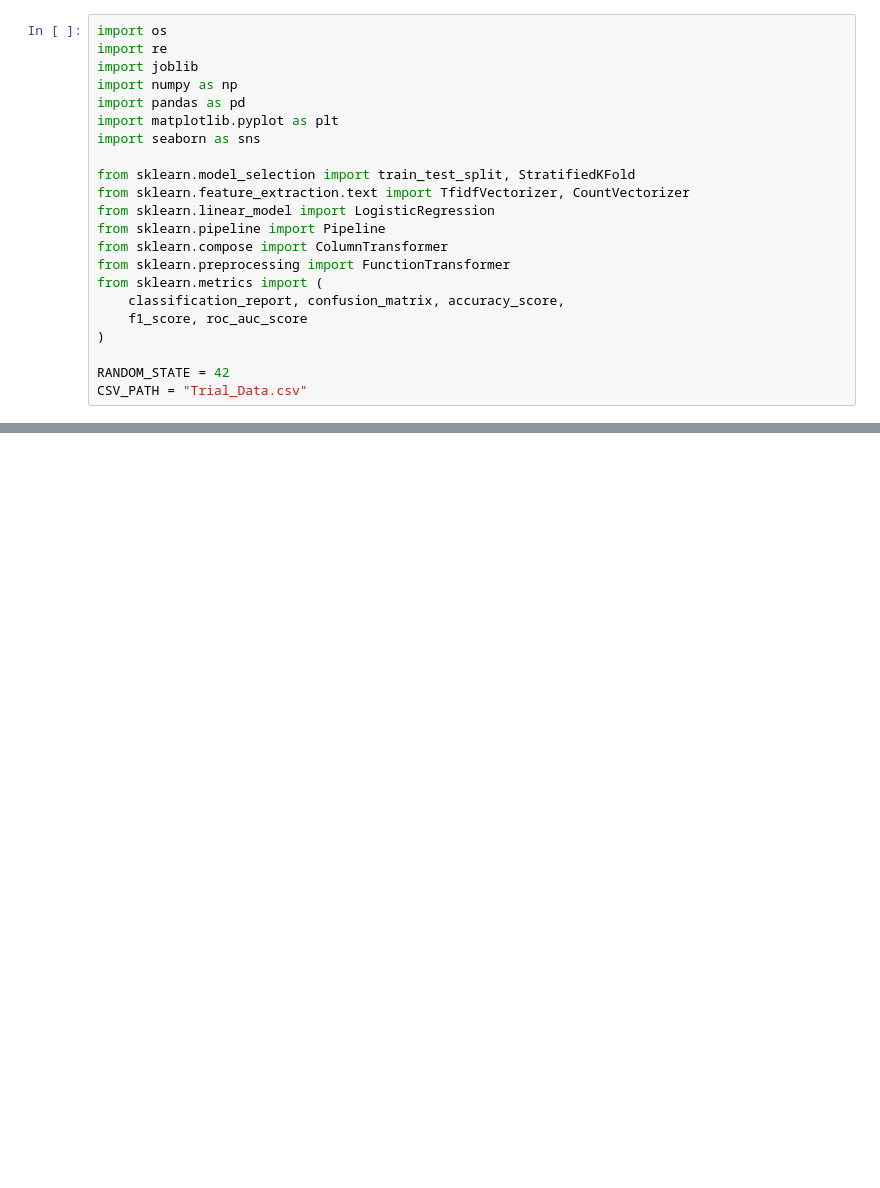
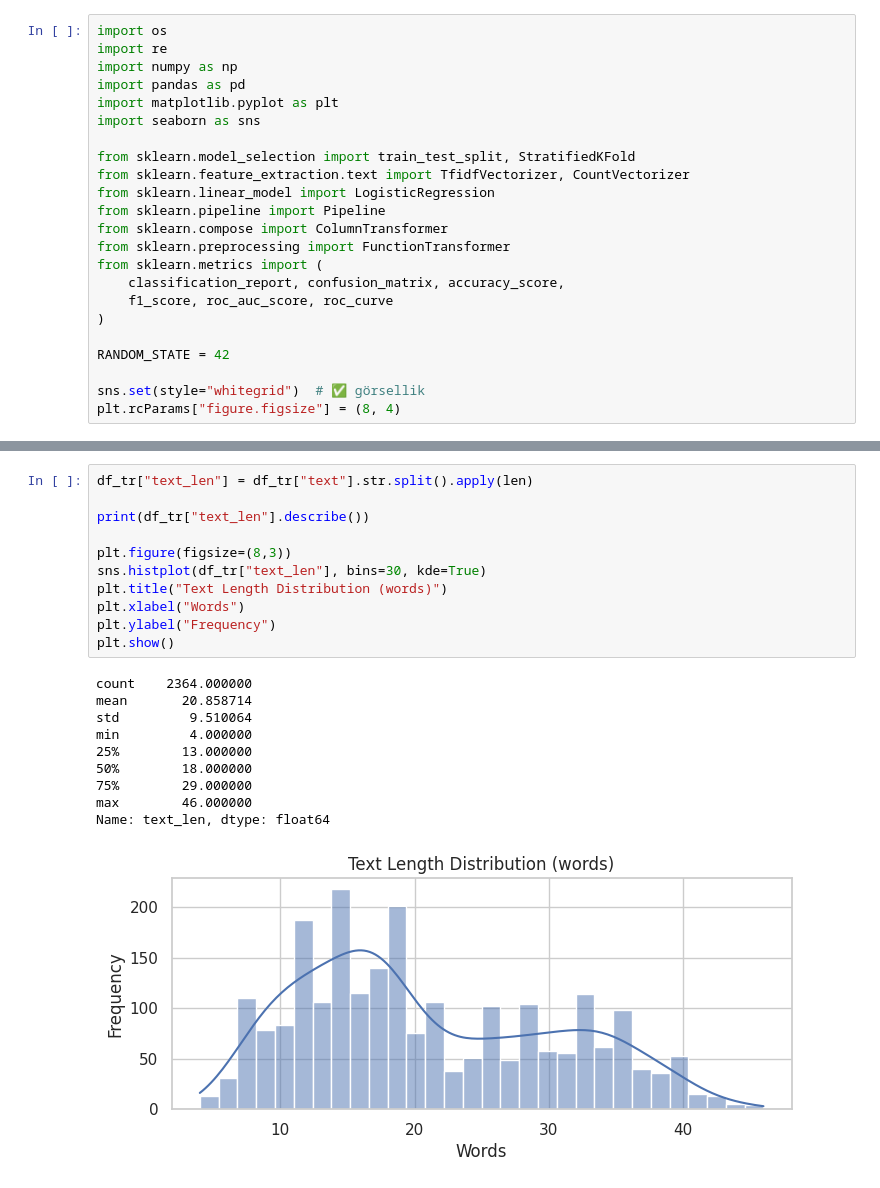
Before and after one commit to esrayapici/Thesis, a Jupyter notebook: subtask1.ipynb, the cells around one changed output, grey strips where cells are left out. Drawn from its saved outputs; the diff is of its cells as text; blank space fills up the shorter version.

```diff
--- a/subtask1.ipynb
+++ b/subtask1.ipynb
@@ -1,7 +1,6 @@
 # %%
 import os
 import re
-import joblib
 import numpy as np
 import pandas as pd
 import matplotlib.pyplot as plt
@@ -15,8 +14,10 @@ from sklearn.compose import ColumnTransformer
 from sklearn.preprocessing import FunctionTransformer
 from sklearn.metrics import (
     classification_report, confusion_matrix, accuracy_score,
-    f1_score, roc_auc_score
+    f1_score, roc_auc_score, roc_curve
 )
 
 RANDOM_STATE = 42
-CSV_PATH = "Trial_Data.csv"
+
+sns.set(style="whitegrid")  # ✅ görsellik
+plt.rcParams["figure.figsize"] = (8, 4)
@@ -57 +83,23 @@ Name: count, dtype: int64
+# %%
+df_tr["text_len"] = df_tr["text"].str.split().apply(len)
+
+print(df_tr["text_len"].describe())
+
+plt.figure(figsize=(8,3))
+sns.histplot(df_tr["text_len"], bins=30, kde=True)
+plt.title("Text Length Distribution (words)")
+plt.xlabel("Words")
+plt.ylabel("Frequency")
+plt.show()
+# %% [output]
+count    2364.000000
+mean       20.858714
+std         9.510064
+min         4.000000
+25%        13.000000
+50%        18.000000
+75%        29.000000
+max        46.000000
+Name: text_len, dtype: float64
+[figure, added]
 # %%
```
Also changed, not shown: parts of 22 cells of this notebook.
